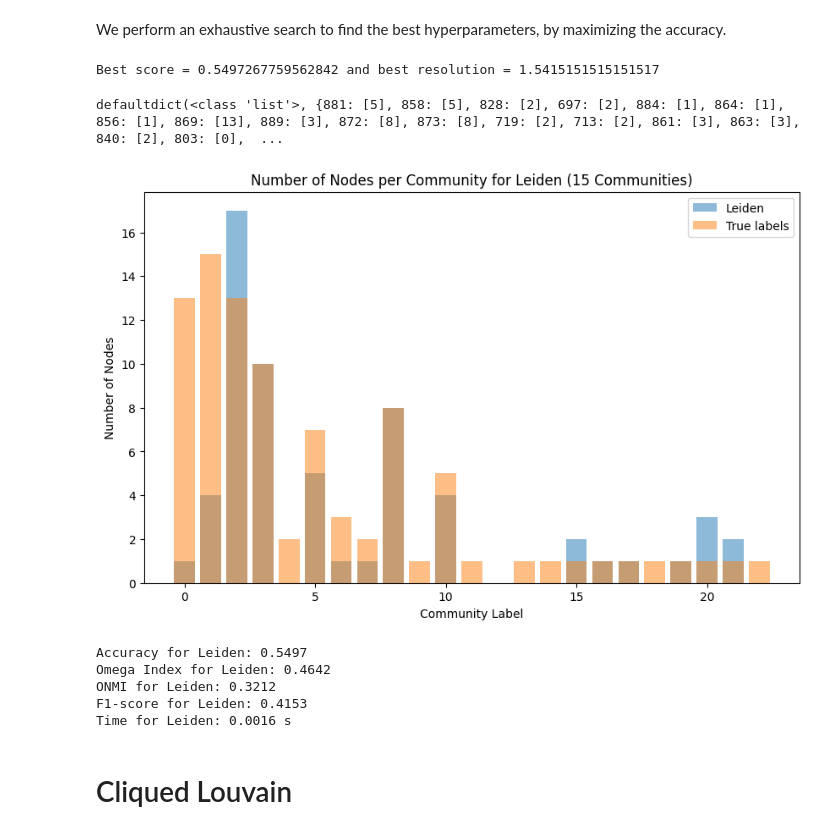
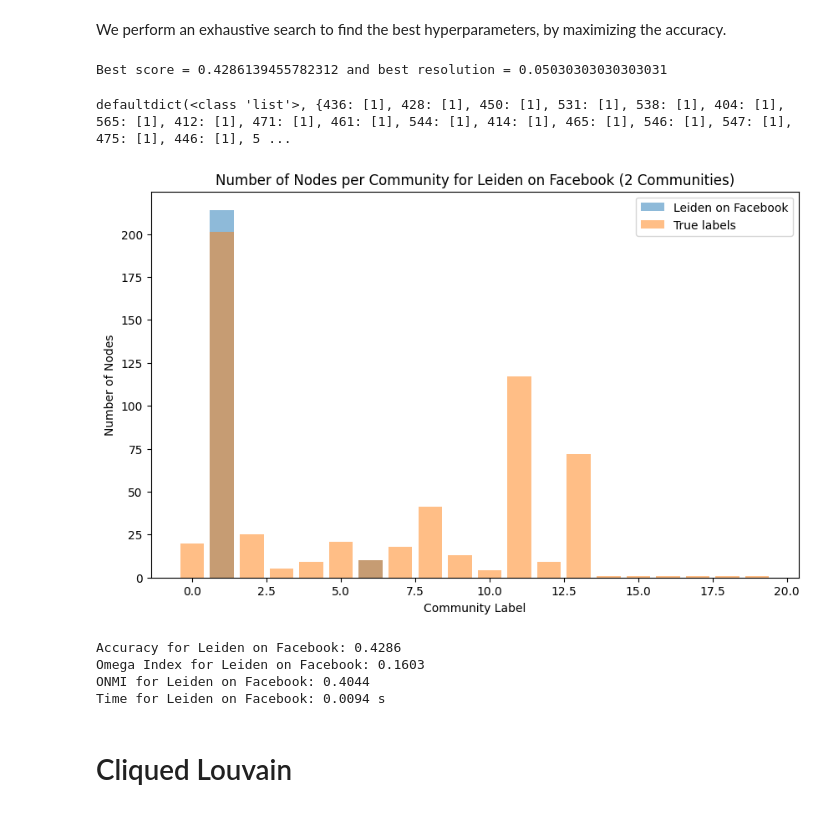
Before and after one commit to Adri4000/MLNS_project, a Jupyter notebook: facebook_notebook.ipynb, the cells around one changed output. Drawn from its saved outputs; the diff is of its cells as text; code cells hidden in the pictures.

```diff
--- a/facebook_notebook.ipynb
+++ b/facebook_notebook.ipynb
@@ -216,16 +216,13 @@ def scores(dict_labels: dict, algo_name: str, show=True):
     omega = evaluation.omega(true_clusters, pred_clusters)
     ########## Accuracy
     onmi_score = evaluation.overlapping_normalized_mutual_information_LFK(true_clusters, pred_clusters)
-    ########## F1-score
-    f1_score = evaluation.f1(true_clusters, pred_clusters)
 
     if show:
         print(f"Accuracy for {algo_name}: {accuracy:.4f}")
         print(f"Omega Index for {algo_name}: {omega.score:.4f}")
         print(f"ONMI for {algo_name}: {onmi_score.score:.4f}")
-        print(f"F1-score for {algo_name}: {f1_score.score:.4f}")
 
-    return [accuracy, omega.score, onmi_score.score, f1_score.score]
+    return [accuracy, omega.score, onmi_score.score]
 # %%
 def align_labels(dict_labels):
     """
@@ -367,7 +363,7 @@ for resolution in tqdm(L_resolution):
 
 print(f"Best score = {best_score} and best resolution = {best_resolution}")
 # %% [output]
-Best score = 0.5497267759562842 and best resolution = 1.5415151515151517
+Best score = 0.4286139455782312 and best resolution = 0.05030303030303031
 # %%
 start = time.time()
 partition = la.find_partition(G_ig, la.RBConfigurationVertexPartition,
@@ -392,20 +388,19 @@ duration = time.time() - start
 
 print(leiden_labels)
 # %% [output]
-defaultdict(<class 'list'>, {881: [5], 858: [5], 828: [2], 697: [2], 884: [1], 864: [1], 856: [1], 869: [13], 889: [3], 872: [8], 873: [8], 719: [2], 713: [2], 861: [3], 863: [3], 840: [2], 803: [0],  ...
+defaultdict(<class 'list'>, {436: [1], 428: [1], 450: [1], 531: [1], 538: [1], 404: [1], 565: [1], 412: [1], 471: [1], 461: [1], 544: [1], 414: [1], 465: [1], 546: [1], 547: [1], 475: [1], 446: [1], 5 ...
 # %%
-algo_name = "Leiden"
+algo_name = "Leiden on Facebook"
 
-show_boxplot(louvain_labels, algo_name)
+show_boxplot(leiden_labels, algo_name)
 scores(leiden_labels, algo_name)
 print(f"Time for {algo_name}: {duration:.4f} s")
 # %% [output]
-[figure, old version]
+[figure, new version]
-Accuracy for Leiden: 0.5497
-Omega Index for Leiden: 0.4642
-ONMI for Leiden: 0.3212
-F1-score for Leiden: 0.4153
-Time for Leiden: 0.0016 s
+Accuracy for Leiden on Facebook: 0.4286
+Omega Index for Leiden on Facebook: 0.1603
+ONMI for Leiden on Facebook: 0.4044
+Time for Leiden on Facebook: 0.0094 s
 # %% [markdown]
 # Cliqued Louvain
 # %%
```
Also changed, not shown: parts of 16 cells of this notebook, 1 other file.
